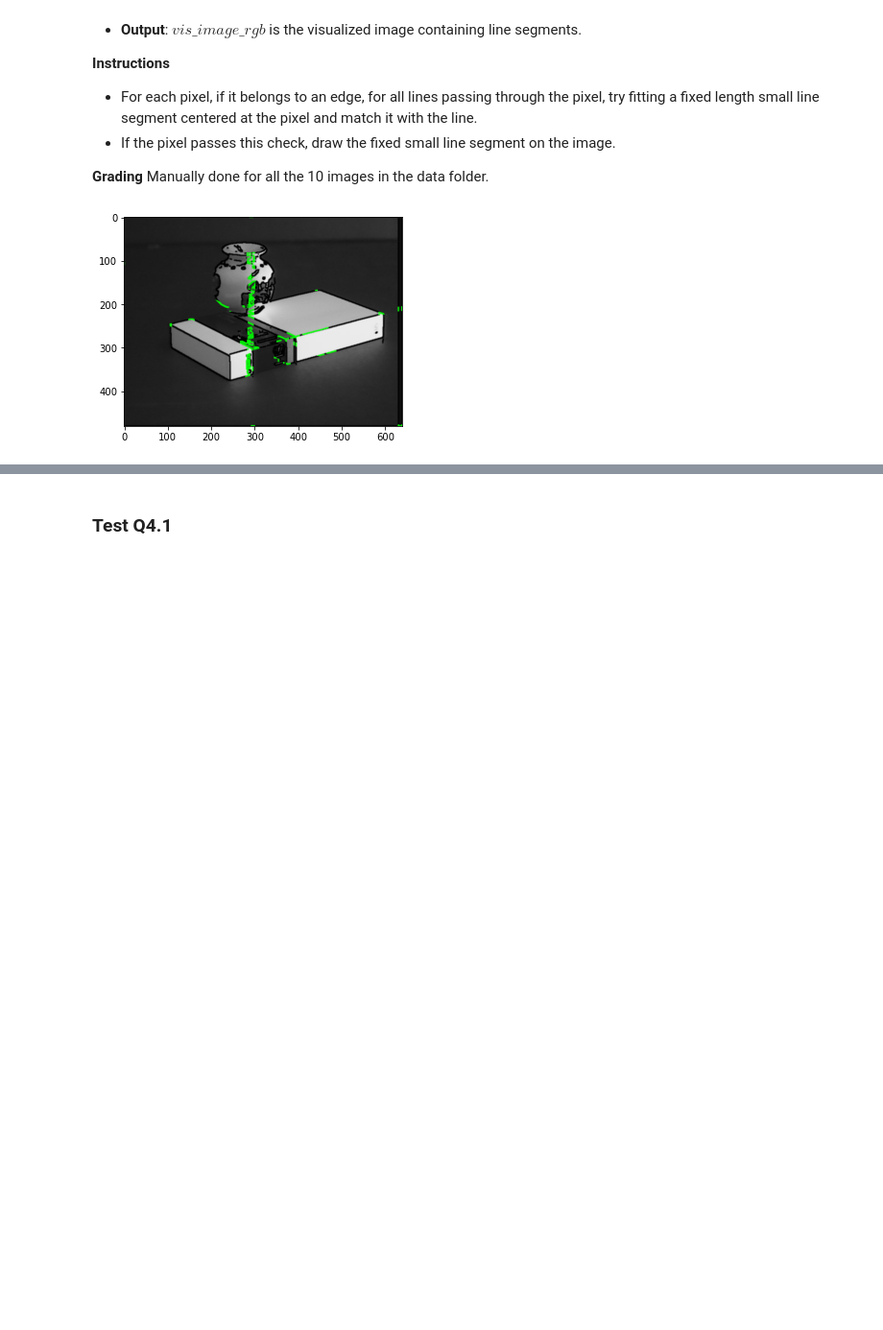
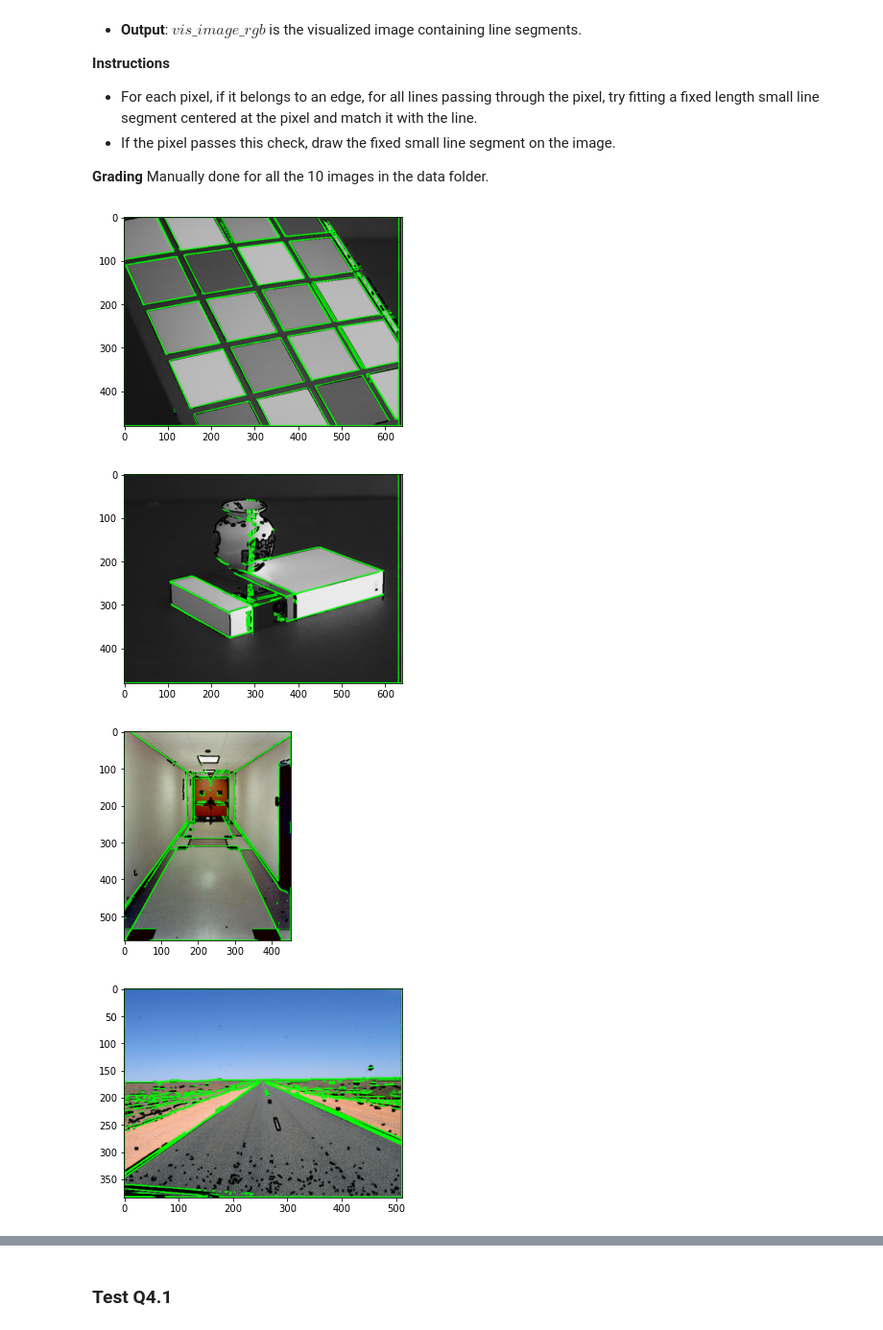
Before and after one commit to FranzEricSchneider/szeliski-algorithms-n-apps, a Jupyter notebook: class/hw1/p4.ipynb, the cells around one changed output, grey strips where cells are left out. Shown at 96% size. Drawn from its saved outputs; the diff is of its cells as text; code cells hidden in the pictures; blank space fills up the shorter version.

```diff
--- a/class/hw1/p4.ipynb
+++ b/class/hw1/p4.ipynb
@@ -154,33 +143,39 @@ def visualize_line_segments(image_name, constants):
     full_lines = infinite_lines(empty, peak_rho_arr, peak_theta_arr)
     display_mask = cv2.dilate(
         (image_m > constants.thres).astype(float),
         cv2.getStructuringElement(cv2.MORPH_RECT, (3, 3)),
     )
     display_mask = cv2.GaussianBlur(display_mask, (3, 3), sigmaX=0)
     vis_image_rgb = apply_rgb_alpha(full_lines, display_mask) + \
                     apply_rgb_alpha(vis_image_rgb, 1 - display_mask)
 
     return image_rgb, vis_image_rgb
 
 
 def infinite_lines(image_rgb, peak_rho_arr, peak_theta_arr):
     vis_line_len = 1000
     vis_image_rgb = np.copy(image_rgb)
     for (rho, theta) in zip(peak_rho_arr, peak_theta_arr):
         x0 = rho*np.cos(theta); y0 = rho*np.sin(theta)
         x1 = int(x0 - vis_line_len*np.sin(theta)); y1 = int(y0 + vis_line_len*np.cos(theta))
         x2 = int(x0 + vis_line_len*np.sin(theta)); y2 = int(y0 - vis_line_len*np.cos(theta));
         cv2.line(vis_image_rgb, (x1, y1), (x2, y2), (0, 255, 0), 2)
     return vis_image_rgb
 
 
 def apply_rgb_alpha(image, alpha):
     for channel in range(3):
         image[:, :, channel] = (image[:, :, channel] * alpha).astype(np.uint8)
     return image
 
 
-image_rgb, vis_image_rgb = visualize_line_segments(image_list[1], constants)
-plt.imshow(vis_image_rgb); plt.show()
+# image_rgb, vis_image_rgb = visualize_line_segments(image_list[6], constants)
+# plt.imshow(vis_image_rgb); plt.show()
+for image_idx in range(len(image_list)):
+    image_rgb, vis_image_rgb = visualize_line_segments(image_list[image_idx], constants)
+    plt.imshow(vis_image_rgb); plt.show()
 # %% [output]
-[figure, old version]
+[figure, new version]
+[figure, added]
+[figure, added]
+[figure, added]
```
Also changed, not shown: parts of 2 cells of this notebook, 4 other files.
